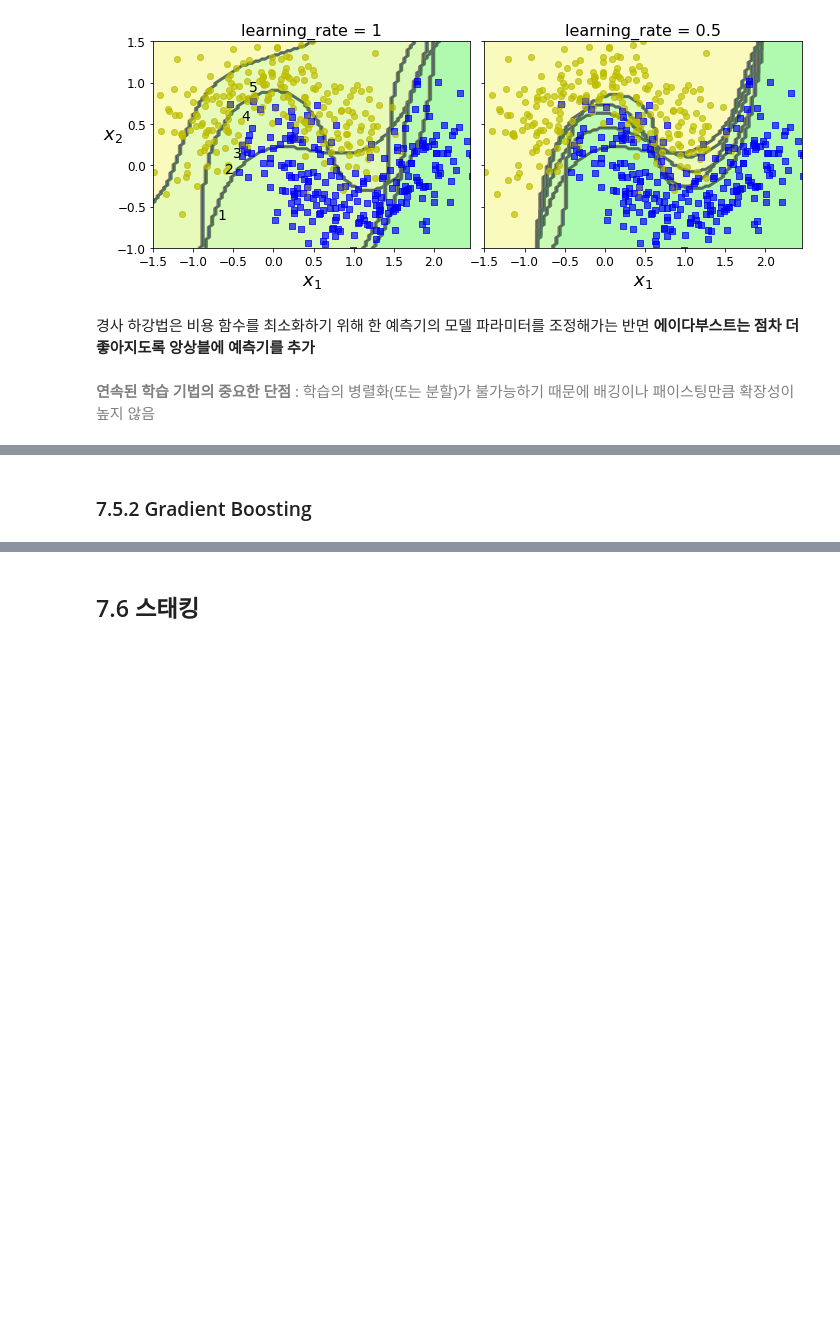
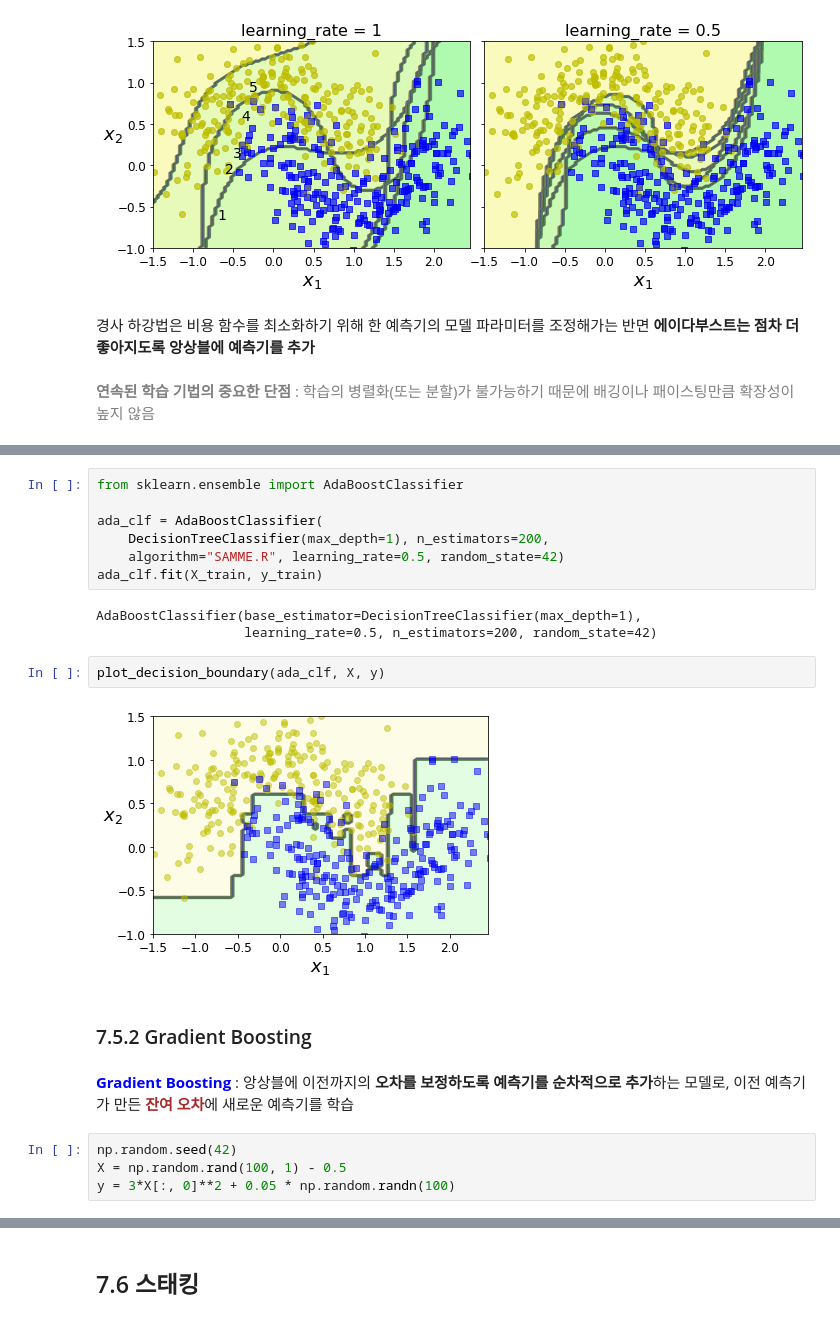
Before and after one commit to gentle-potato/TIL, a Jupyter notebook: Self-Study/Hands-On/ml/Chapter 07 [앙상블 학습과 랜덤 포레스트].ipynb, the cells around one changed output, grey strips where cells are left out. Drawn from its saved outputs; the diff is of its cells as text; blank space fills up the shorter version.

```diff
--- a/Self-Study/Hands-On/ml/Chapter 07 [앙상블 학습과 랜덤 포레스트].ipynb
+++ b/Self-Study/Hands-On/ml/Chapter 07 [앙상블 학습과 랜덤 포레스트].ipynb
@@ -365,2 +385,22 @@ plt.show()
+# %%
+from sklearn.ensemble import AdaBoostClassifier
+
+ada_clf = AdaBoostClassifier(
+    DecisionTreeClassifier(max_depth=1), n_estimators=200,
+    algorithm="SAMME.R", learning_rate=0.5, random_state=42)
+ada_clf.fit(X_train, y_train)
+# %% [output]
+AdaBoostClassifier(base_estimator=DecisionTreeClassifier(max_depth=1),
+                   learning_rate=0.5, n_estimators=200, random_state=42)
+# %%
+plot_decision_boundary(ada_clf, X, y)
+# %% [output]
+[figure, added]
 # %% [markdown]
 ### 7.5.2 Gradient Boosting
+# %% [markdown]
+**<span style="color:blue">Gradient Boosting</span>** : 앙상블에 이전까지의 **오차를 보정하도록 예측기를 순차적으로 추가**하는 모델로, 이전 예측기가 만든 <span style="color:brown">**잔여 오차**</span>에 새로운 예측기를 학습
+# %%
+np.random.seed(42)
+X = np.random.rand(100, 1) - 0.5
+y = 3*X[:, 0]**2 + 0.05 * np.random.randn(100)
```
Also changed, not shown: parts of 26 cells of this notebook, 3 other files.
